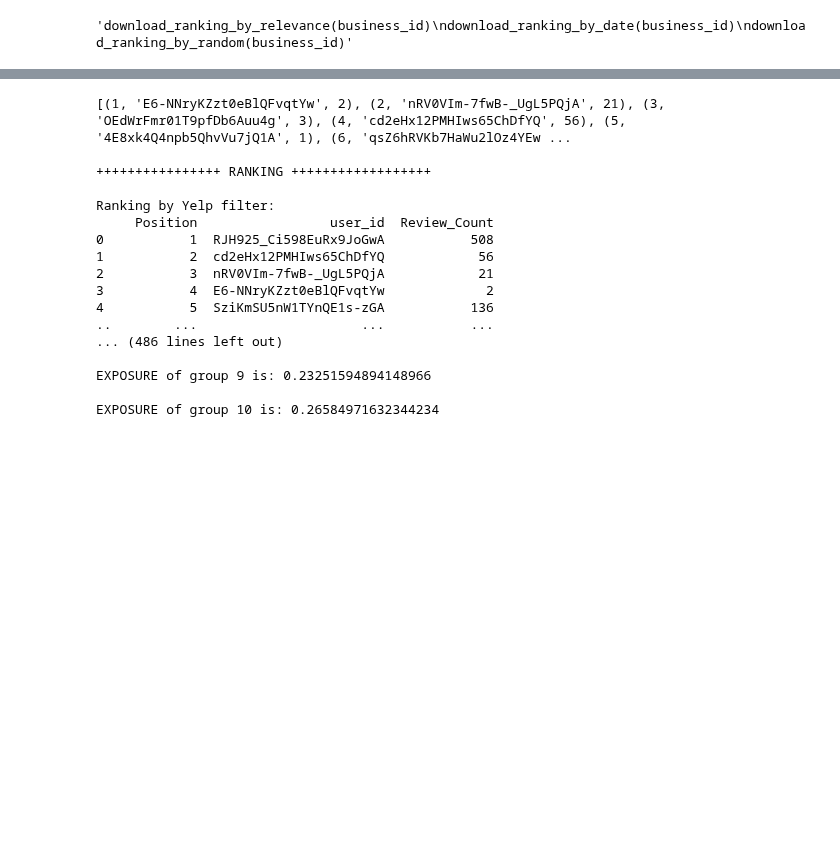
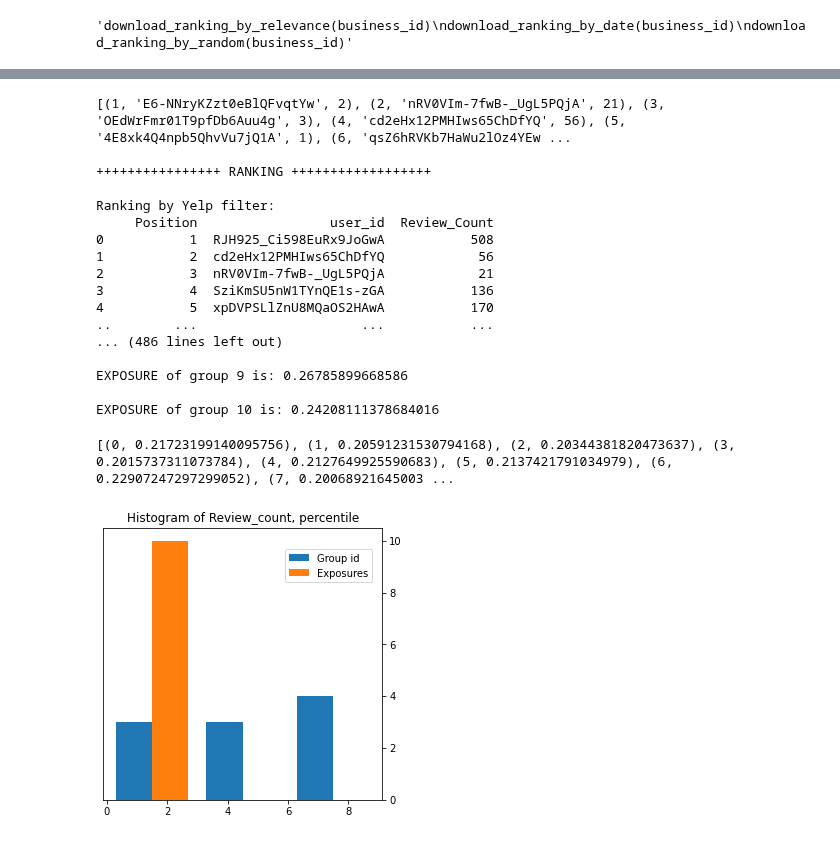
Before and after one commit to EleonoraBartolomucci/Fairness, a Jupyter notebook: exposure.ipynb, the cells around one changed output, grey strips where cells are left out. Saved outputs shown, nothing was run; the diff lists cells and outputs as text; code cells hidden in the pictures; blank space fills up the shorter version.

```diff
--- a/exposure.ipynb
+++ b/exposure.ipynb
@@ -232,9 +231,12 @@ for group in group_list:
 
 print("\n++++++++++++++++ EXPOSURE CALCULATION ++++++++++++++++++\n")
 print("------------Ranking by Yelp filter:------------")
-index = 1
+index = 0
+yelp_exposures = []
 for group in group_list:
-    print("\nEXPOSURE of group " + str(index) + " is: " + str(exposure(group, df_ranking_by_relevance)))
+    current_exp = exposure(group, df_ranking_by_relevance)
+    yelp_exposures.append((index, current_exp))
+    print("\nEXPOSURE of group " + str(index) + " is: " + str(current_exp))
     index = index + 1
 print('\n')
 print("------------Ranking by Date:------------")
@@ -259,14 +261,36 @@ Ranking by Yelp filter:
 0           1  RJH925_Ci598EuRx9JoGwA           508
 1           2  cd2eHx12PMHIws65ChDfYQ            56
 2           3  nRV0VIm-7fwB-_UgL5PQjA            21
-3           4  E6-NNryKZzt0eBlQFvqtYw             2
-4           5  SziKmSU5nW1TYnQE1s-zGA           136
+3           4  SziKmSU5nW1TYnQE1s-zGA           136
+4           5  xpDVPSLlZnU8MQaOS2HAwA           170
 ..        ...                     ...           ...
 ... (486 lines left out)
 
-EXPOSURE of group 9 is: 0.23251594894148966
+EXPOSURE of group 9 is: 0.26785899668586
 
-EXPOSURE of group 10 is: 0.26584971632344234
+EXPOSURE of group 10 is: 0.24208111378684016
+# %%
+import numpy as np
+import matplotlib.mlab as mlab
+import matplotlib.pyplot as plt
+
+print(yelp_exposures)
+x = [el[0] for el in yelp_exposures]
+y = [el[1] for el in yelp_exposures]
+num_bins = 3 #np.arange(data.min(), data.max()
+
+fig, ax = plt.subplots(figsize=(5, 5))
+data = np.column_stack((x, y))
+ax.hist(data, bins=num_bins, label=('Group id', 'Exposures'))
+ax.legend(loc=(0.65, 0.8))
+ax.set_title('Histogram of Review_count, percentile')
+ax.yaxis.tick_right()
+
+#n, bins, patches = plt.hist(x, num_bins, facecolor='green', alpha=0.5)
+plt.show()
+# %% [output]
+[(0, 0.21723199140095756), (1, 0.20591231530794168), (2, 0.20344381820473637), (3, 0.2015737311073784), (4, 0.2127649925590683), (5, 0.2137421791034979), (6, 0.22907247297299052), (7, 0.20068921645003 ...
+[figure, added]
 # %%
 def get_ranking_from_call(url_business, lang, sort, query, is_random):
 
```
Also changed, not shown: parts of 3 cells of this notebook.
